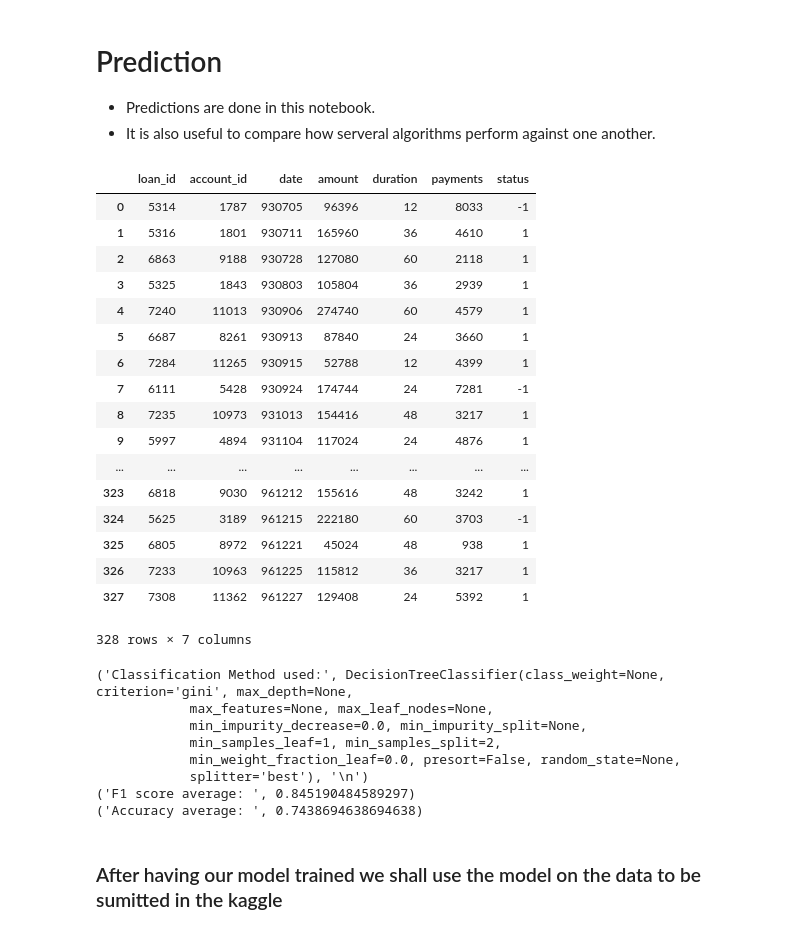
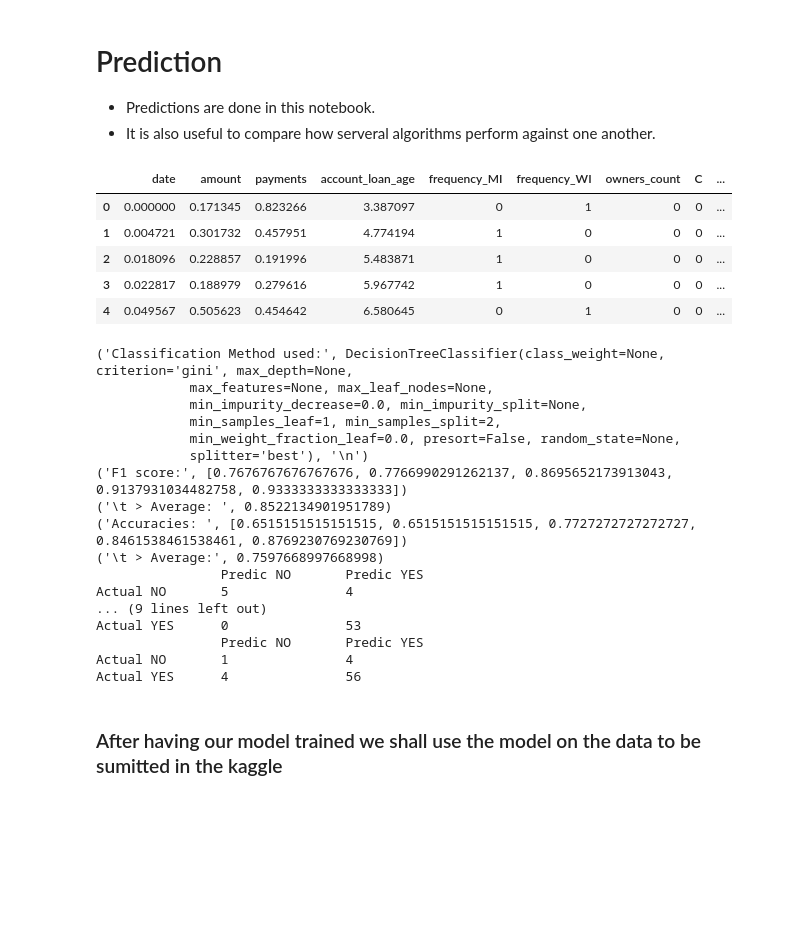
Before and after one commit to bluediberry/ECAC, a Jupyter notebook: prediction.ipynb, the cells around one changed output. Cells and saved outputs as stored; diff of their text form; code cells hidden in the pictures; blank space fills up the shorter version.

```diff
--- a/prediction.ipynb
+++ b/prediction.ipynb
@@ -23,25 +63,13 @@ def create_DT():
 * It is also useful to compare how serveral algorithms perform against one another.
 # %%
 dataset =  utils.read_csv_to_df('dataset/preprocessed_data.csv')
-display(dataset)
+display(dataset.head())
 # %% [output]
-|  | loan_id | account_id | date | amount | duration | payments | status |
-| 0 | 5314 | 1787 | 930705 | 96396 | 12 | 8033 | -1 |
-| 1 | 5316 | 1801 | 930711 | 165960 | 36 | 4610 | 1 |
-| 2 | 6863 | 9188 | 930728 | 127080 | 60 | 2118 | 1 |
-| 3 | 5325 | 1843 | 930803 | 105804 | 36 | 2939 | 1 |
-| 4 | 7240 | 11013 | 930906 | 274740 | 60 | 4579 | 1 |
-| 5 | 6687 | 8261 | 930913 | 87840 | 24 | 3660 | 1 |
-| 6 | 7284 | 11265 | 930915 | 52788 | 12 | 4399 | 1 |
-| 7 | 6111 | 5428 | 930924 | 174744 | 24 | 7281 | -1 |
-| 8 | 7235 | 10973 | 931013 | 154416 | 48 | 3217 | 1 |
-| 9 | 5997 | 4894 | 931104 | 117024 | 24 | 4876 | 1 |
-| ... | ... | ... | ... | ... | ... | ... | ... |
-| 323 | 6818 | 9030 | 961212 | 155616 | 48 | 3242 | 1 |
-| 324 | 5625 | 3189 | 961215 | 222180 | 60 | 3703 | -1 |
-| 325 | 6805 | 8972 | 961221 | 45024 | 48 | 938 | 1 |
-| 326 | 7233 | 10963 | 961225 | 115812 | 36 | 3217 | 1 |
-| 327 | 7308 | 11362 | 961227 | 129408 | 24 | 5392 | 1 |
+|  | date | amount | payments | account_loan_age | frequency_MI | frequency_WI | owners_count | C | ... |
+| 0 | 0.000000 | 0.171345 | 0.823266 | 3.387097 | 0 | 1 | 0 | 0 | ... |
+| 1 | 0.004721 | 0.301732 | 0.457951 | 4.774194 | 1 | 0 | 0 | 0 | ... |
+| 2 | 0.018096 | 0.228857 | 0.191996 | 5.483871 | 1 | 0 | 0 | 0 | ... |
+| 3 | 0.022817 | 0.188979 | 0.279616 | 5.967742 | 1 | 0 | 0 | 0 | ... |
+| 4 | 0.049567 | 0.505623 | 0.454642 | 6.580645 | 0 | 1 | 0 | 0 | ... |
-328 rows × 7 columns
 # %%
 # Useful MACROS
@@ -76,8 +107,12 @@ for train_index, test_index in cv.split(X):
 # %%
 # Printing the obtained results
 print('Classification Method used:', classifier, '\n')
-print('F1 score average: ', sum(f1_scores)/len(f1_scores))
-print('Accuracy average: ', sum(accuracies)/len(accuracies))
+print('F1 score:', f1_scores)
+print('\t > Average: ', sum(f1_scores)/len(f1_scores))
+print('Accuracies: ', accuracies)
+print('\t > Average:', sum(accuracies)/len(accuracies))
+for cf in confusion_matrixes:
+    display_confusion_matrix(cf)
 # %% [output]
 ('Classification Method used:', DecisionTreeClassifier(class_weight=None, criterion='gini', max_depth=None,
             max_features=None, max_leaf_nodes=None,
@@ -85,8 +120,17 @@ print('Accuracy average: ', sum(accuracies)/len(accuracies))
             min_samples_leaf=1, min_samples_split=2,
             min_weight_fraction_leaf=0.0, presort=False, random_state=None,
             splitter='best'), '\n')
-('F1 score average: ', 0.845190484589297)
-('Accuracy average: ', 0.7438694638694638)
+('F1 score:', [0.7676767676767676, 0.7766990291262137, 0.8695652173913043, 0.9137931034482758, 0.9333333333333333])
+('\t > Average: ', 0.8522134901951789)
+('Accuracies: ', [0.6515151515151515, 0.6515151515151515, 0.7727272727272727, 0.8461538461538461, 0.8769230769230769])
+('\t > Average:', 0.7597668997668998)
+                Predic NO       Predic YES
+Actual NO       5               4
+... (9 lines left out)
+Actual YES      0               53
+                Predic NO       Predic YES
+Actual NO       1               4
+Actual YES      4               56
 # %% [markdown]
 ### After having our model trained we shall use the model on the data to be sumitted in the kaggle
 # %%
```
Also changed, not shown: parts of 10 cells of this notebook, 4 other files.
